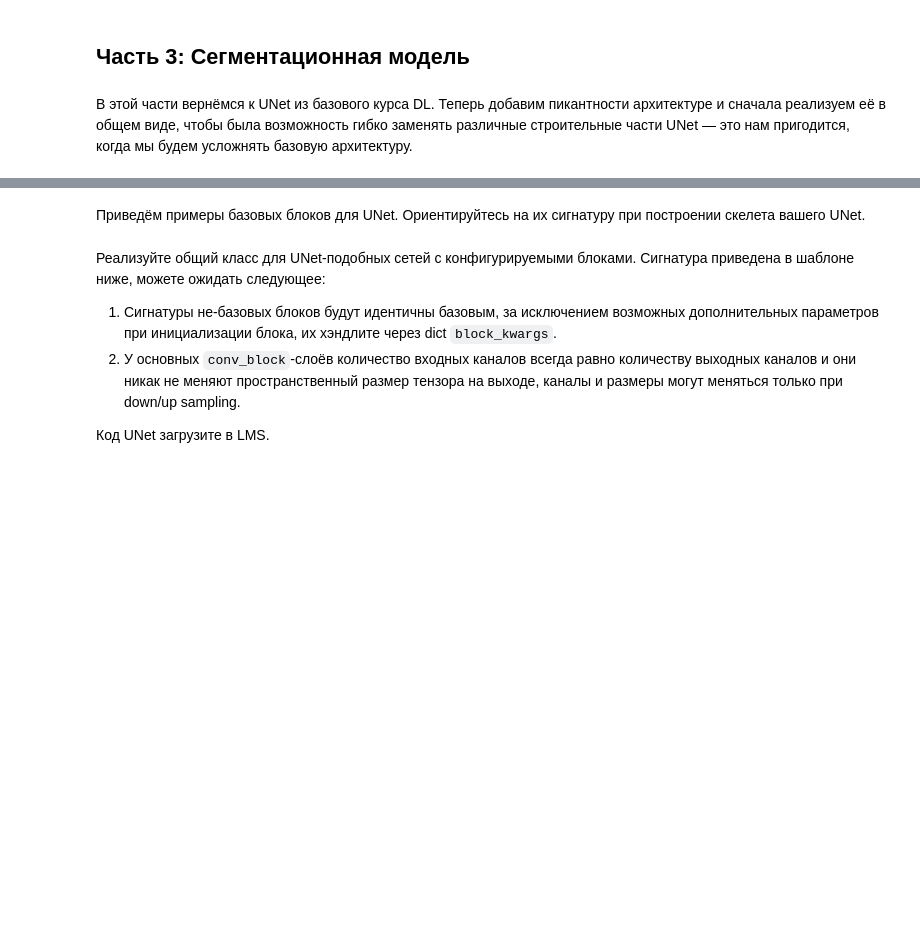
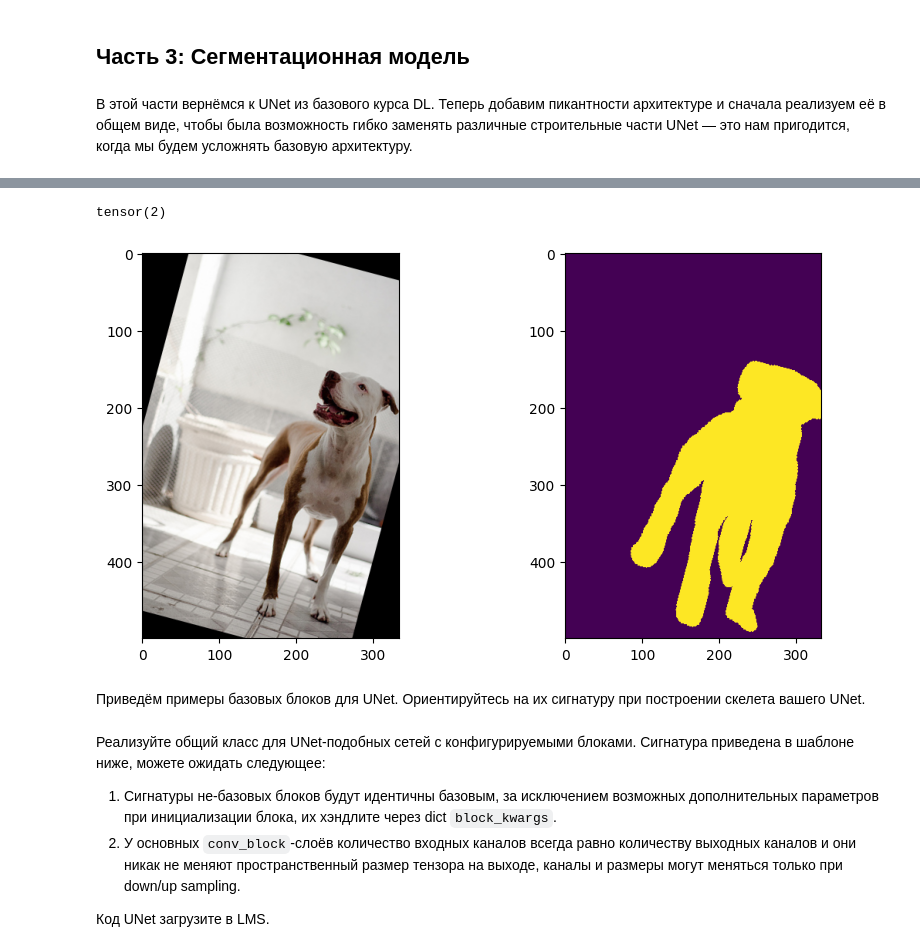
Before and after one commit to AndreyKurdyubov/Karpov.courses_DL, a Jupyter notebook: CV/Lesson_5/CV_hw5_student.ipynb, the cells around one changed output, grey strips where cells are left out. Drawn from its saved outputs; the diff is of its cells as text; code cells hidden in the pictures; blank space fills up the shorter version.

```diff
--- a/CV/Lesson_5/CV_hw5_student.ipynb
+++ b/CV/Lesson_5/CV_hw5_student.ipynb
@@ -881,3 +1013,21 @@ True
+# %%
+transform = A.Compose([
+    A.Rotate(90),
+    A.pytorch.ToTensorV2(),
+])
+# transform=None
+
+train_dataset = PetDataset(data_root, train=True, transform=transform)
+test_dataset = PetDataset(data_root, train=False)
+
+image, mask = train_dataset[100]
+fig, axes = plt.subplots(1, 2, figsize=(10, 5))
+axes[0].imshow(image.permute(1,2,0))
+axes[1].imshow(mask)
+mask.max()
+# %% [output]
+tensor(2)
+[figure, added]
 # %% [markdown]
 Приведём примеры базовых блоков для UNet. Ориентируйтесь на их сигнатуру при построении скелета вашего UNet.
 # %%
```
Also changed, not shown: parts of 42 cells of this notebook.
